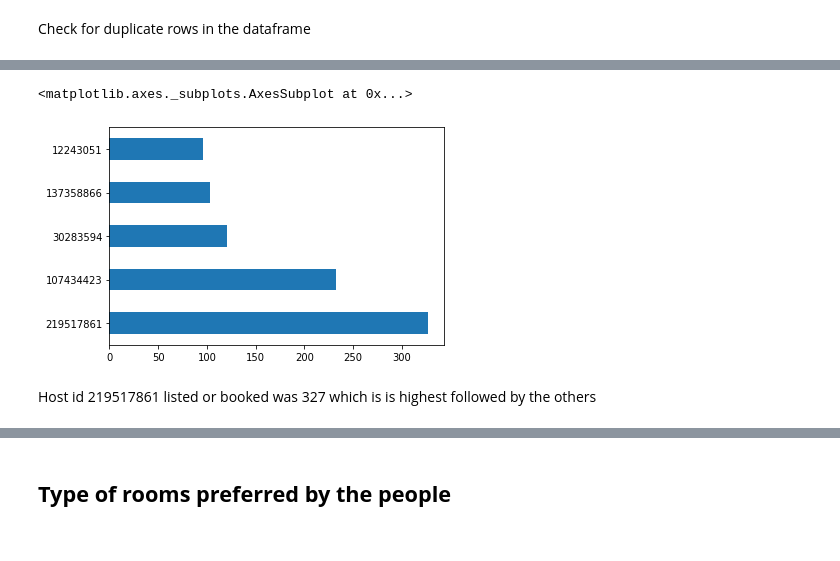
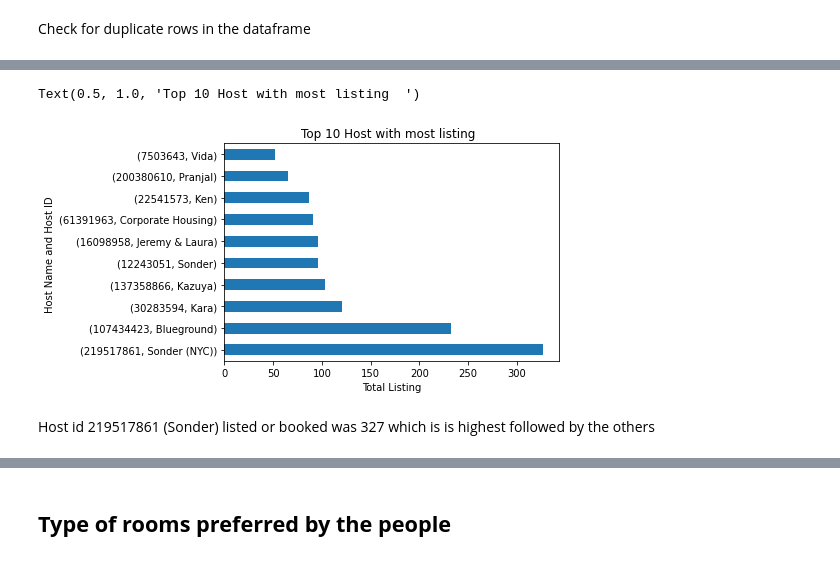
Before and after one commit to mkundhal/Airbnb-Bookings-Analysis---Capstone-Project, a Jupyter notebook: Mandeep_Airbnb_Bookings_Analysis_Capstone_Project.ipynb, the cells around one changed output, grey strips where cells are left out. Cells and saved outputs as stored; diff of their text form; code cells hidden in the pictures.

```diff
--- a/Mandeep_Airbnb_Bookings_Analysis_Capstone_Project.ipynb
+++ b/Mandeep_Airbnb_Bookings_Analysis_Capstone_Project.ipynb
@@ -239,9 +239,12 @@ df.host_id.value_counts().iloc[:5]
 Name: host_id, dtype: int64
-# %%
-
-df.host_id.value_counts().iloc[:5].plot(kind='barh')
-# %% [output]
-<matplotlib.axes._subplots.AxesSubplot at 0x...>
-[figure, removed]
+# %%
+
+top_hosts_listings=df.groupby(['host_id','host_name'])['host_id'].count().sort_values(ascending=False)[:10].plot(kind='barh')
+plt.ylabel('Host Name and Host ID ')
+plt.xlabel('Total Listing')
+plt.title ('Top 10 Host with most listing  ')
+# %% [output]
+Text(0.5, 1.0, 'Top 10 Host with most listing  ')
+[figure, added]
 # %% [markdown]
- Host id 219517861 listed or booked was 327 which is is highest followed by the others
+ Host id 219517861 (Sonder) listed or booked was 327 which is is highest followed by the others
```
Also changed, not shown: parts of 18 cells of this notebook.
